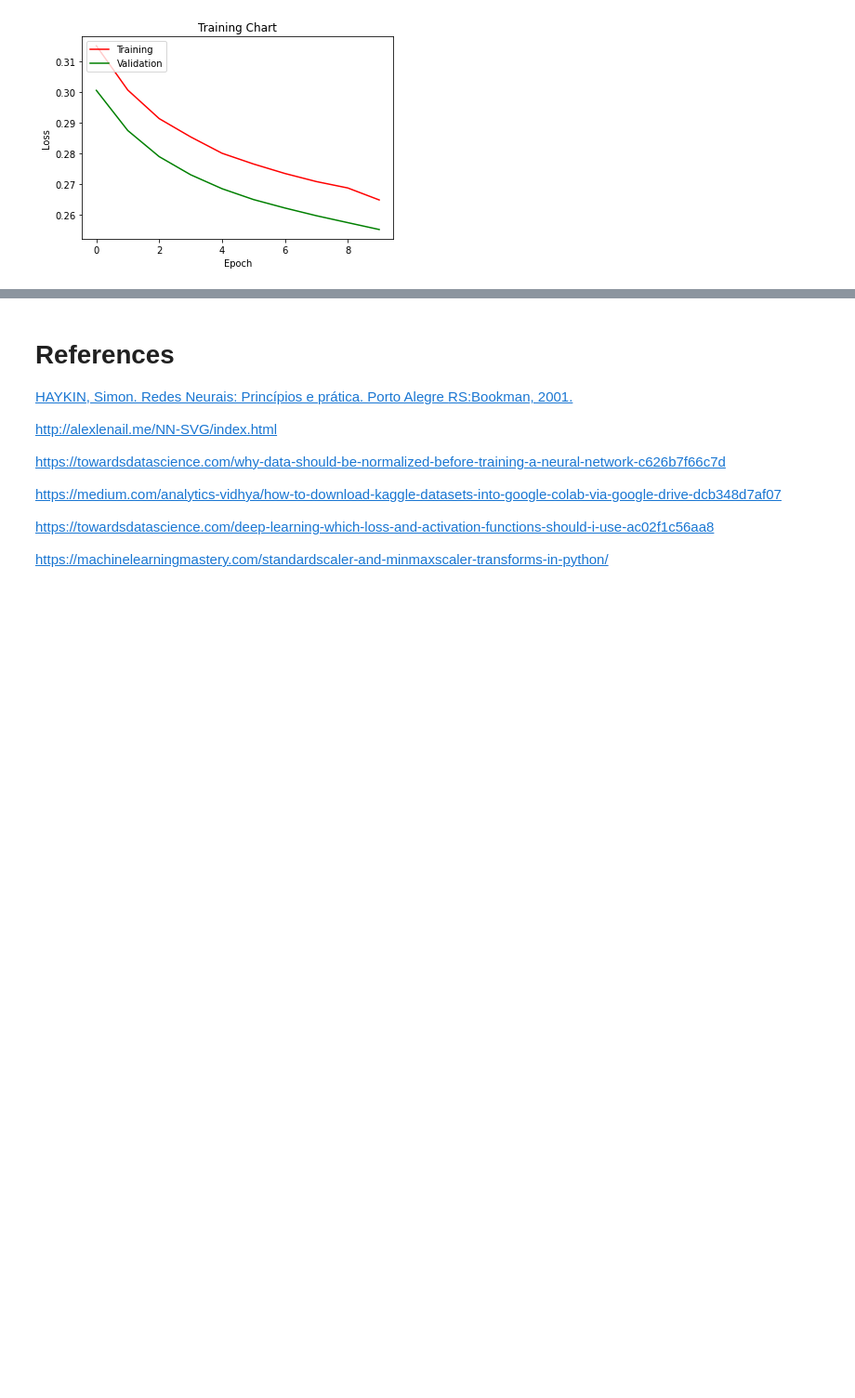
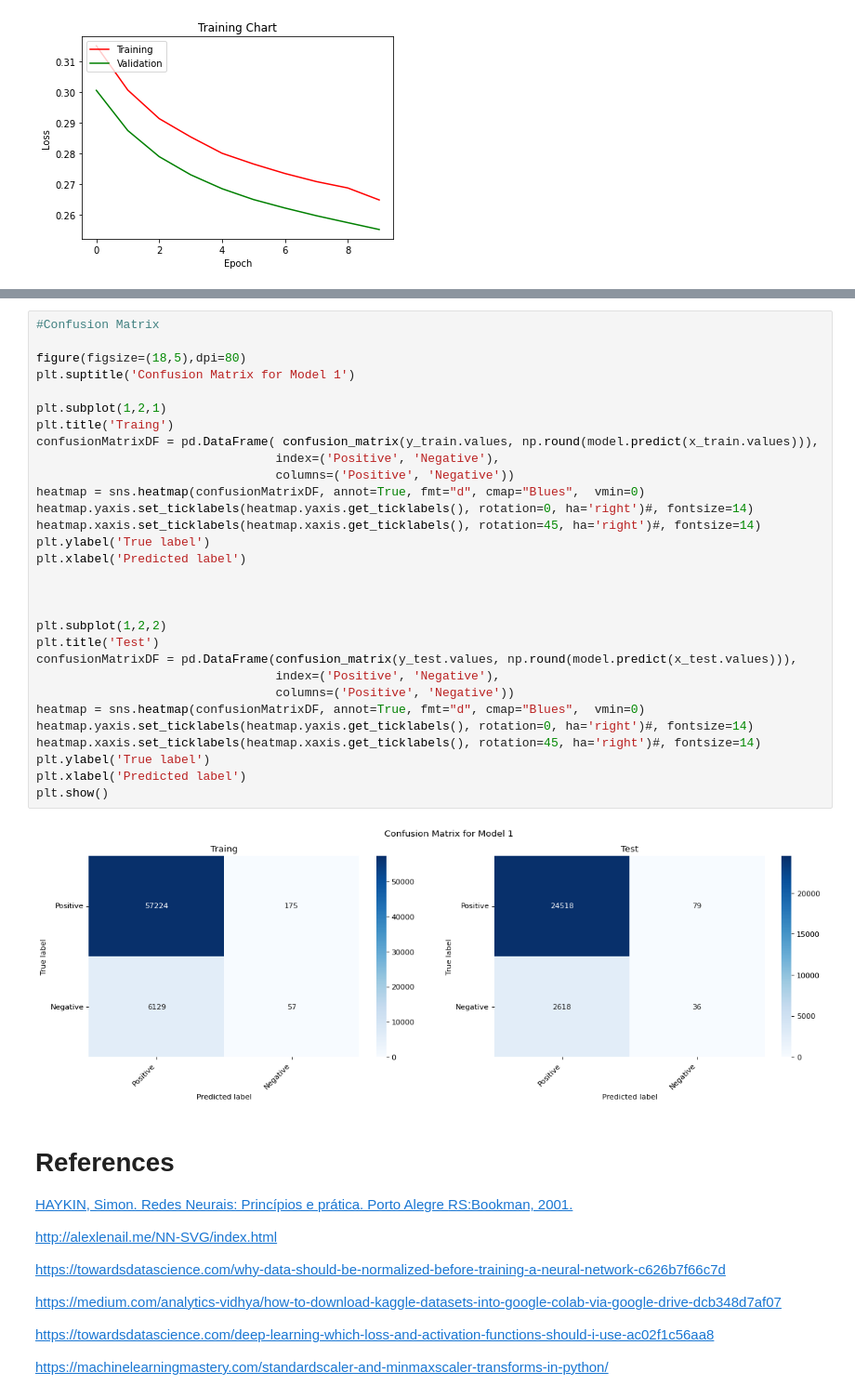
Before and after one commit to barauna-lo/Neurocomputing, a Jupyter notebook: Project_01_MLP.ipynb, the cells around one changed output, grey strips where cells are left out. Shown at 93% size. Drawn from its saved outputs; the diff is of its cells as text; blank space fills up the shorter version.

```diff
--- a/Project_01_MLP.ipynb
+++ b/Project_01_MLP.ipynb
@@ -955,3 +884,35 @@ teste =
+# %%
+#Confusion Matrix
+
+figure(figsize=(18,5),dpi=80)
+plt.suptitle('Confusion Matrix for Model 1')
+
+plt.subplot(1,2,1)
+plt.title('Traing')
+confusionMatrixDF = pd.DataFrame( confusion_matrix(y_train.values, np.round(model.predict(x_train.values))),
+                                 index=('Positive', 'Negative'),
+                                 columns=('Positive', 'Negative'))
+heatmap = sns.heatmap(confusionMatrixDF, annot=True, fmt="d", cmap="Blues",  vmin=0)
+heatmap.yaxis.set_ticklabels(heatmap.yaxis.get_ticklabels(), rotation=0, ha='right')#, fontsize=14)
+heatmap.xaxis.set_ticklabels(heatmap.xaxis.get_ticklabels(), rotation=45, ha='right')#, fontsize=14)
+plt.ylabel('True label')
+plt.xlabel('Predicted label')
+
+
+
+plt.subplot(1,2,2)
+plt.title('Test')
+confusionMatrixDF = pd.DataFrame(confusion_matrix(y_test.values, np.round(model.predict(x_test.values))),
+                                 index=('Positive', 'Negative'),
+                                 columns=('Positive', 'Negative'))
+heatmap = sns.heatmap(confusionMatrixDF, annot=True, fmt="d", cmap="Blues",  vmin=0)
+heatmap.yaxis.set_ticklabels(heatmap.yaxis.get_ticklabels(), rotation=0, ha='right')#, fontsize=14)
+heatmap.xaxis.set_ticklabels(heatmap.xaxis.get_ticklabels(), rotation=45, ha='right')#, fontsize=14)
+plt.ylabel('True label')
+plt.xlabel('Predicted label')
+plt.show()
+# %% [output]
+[figure, added]
 # %% [markdown]
 # References
 
```
Also changed, not shown: parts of 21 cells of this notebook.
